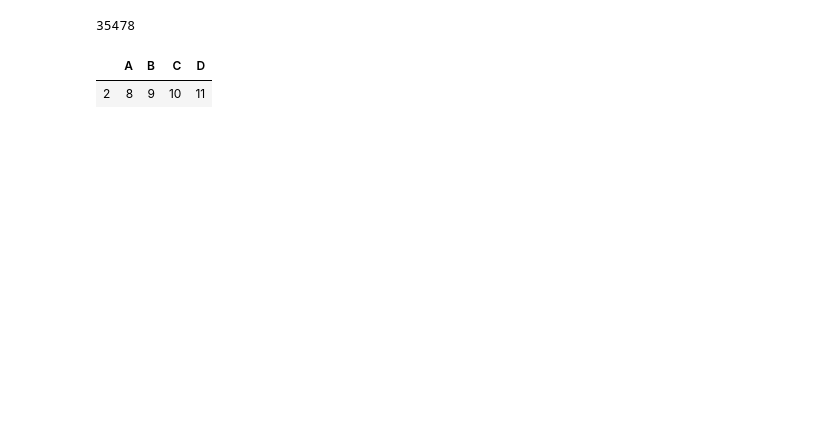
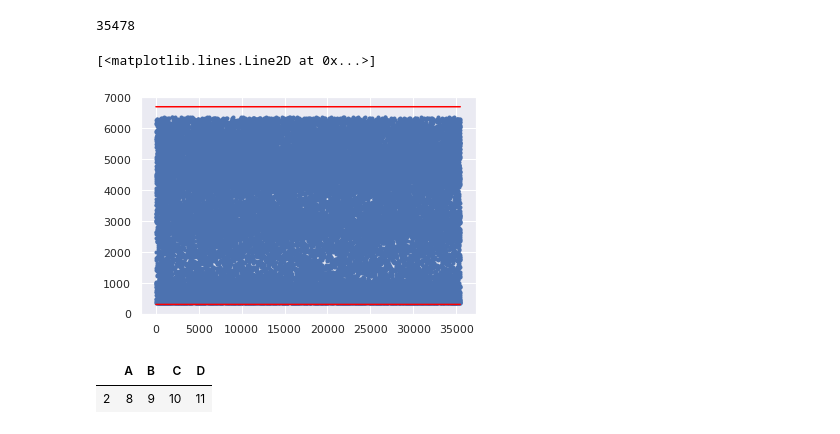
Before and after one commit to Ladiscou/AUTOBUS2, a Jupyter notebook: starting_kit/README_{PRE-PROCESSING}.ipynb, the cells around one changed output. Drawn from its saved outputs; the diff is of its cells as text; code cells hidden in the pictures; blank space fills up the shorter version.

```diff
--- a/starting_kit/README_{PRE-PROCESSING}.ipynb
+++ b/starting_kit/README_{PRE-PROCESSING}.ipynb
@@ -91,7 +158,7 @@ print(a)
 # %%
 def filter(data):
     comp = 0
-    clf = LocalOutlierFactor(n_neighbors=int(len(a)/2), contamination = 0.08)
+    clf = LocalOutlierFactor(n_neighbors=int(data.iloc[:,1]/2), contamination = 0.08)
     inlier = clf.fit_predict(data)
     i = 0
     outlier = []
@@ -137,6 +193,19 @@ data = majData(data, outlier)
 len(data)
 # %% [output]
 35478
+# %%
+fig, ax =  plt.subplots()
+x = np.linspace(1, 35478, 35478)
+ax.plot(x, data.iloc[:,-1], ".")
+y1 = np.ones(35478)
+y2 = np.ones(35478)
+y1 = y1 * 300
+y2 = y2 * 6700
+ax.plot(x, y1, color = "red")
+ax.plot(x, y2, color = "red")
+# %% [output]
+[<matplotlib.lines.Line2D at 0x...>]
+[figure, added]
 # %%
 df = pd.DataFrame(np.arange(12).reshape(3, 4),
 
```
Also changed, not shown: parts of 26 cells of this notebook.
